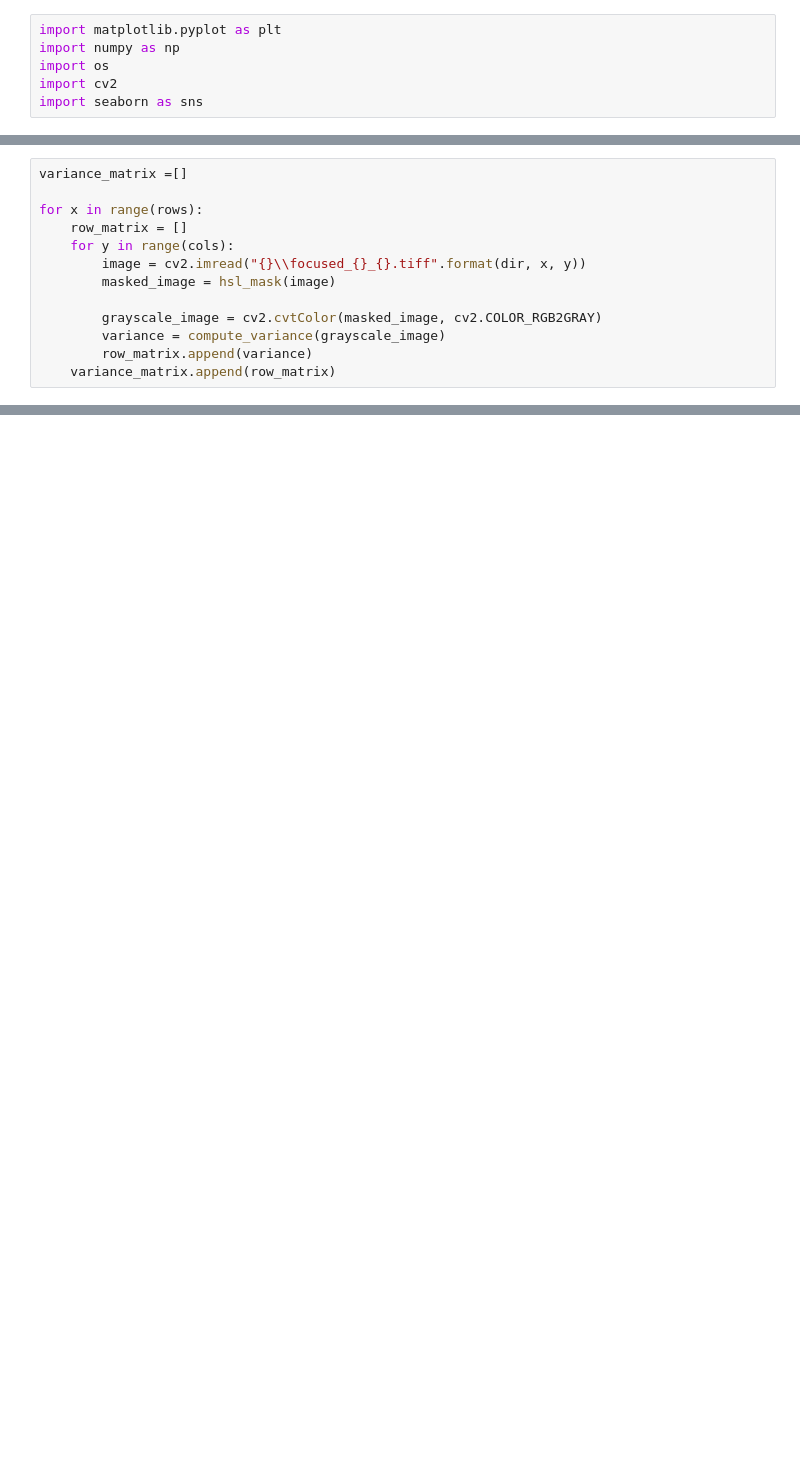
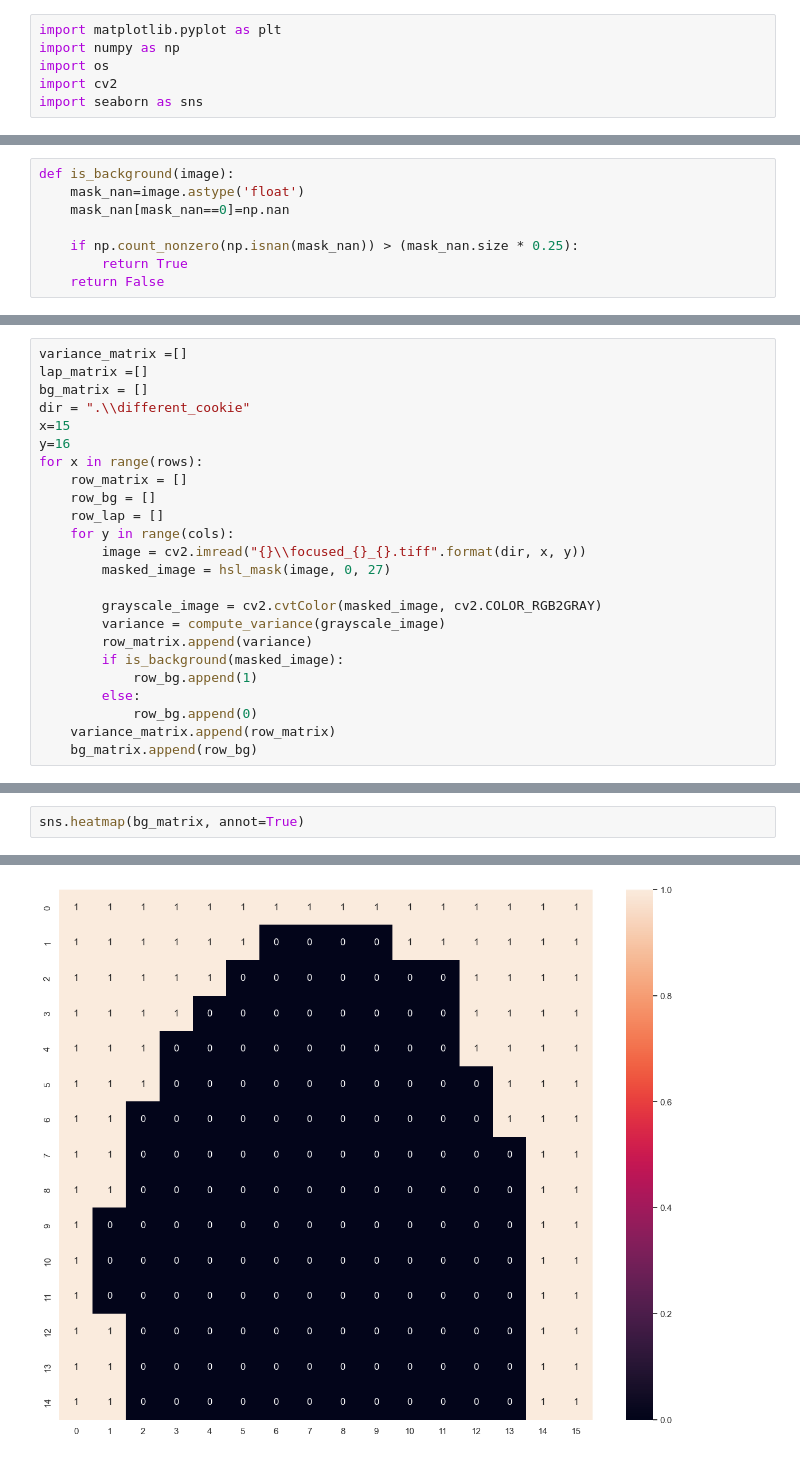
Before and after one commit to temporalecologylab/TreeRings, a Jupyter notebook: code/focus_testng/variance_heatmap.ipynb, the cells around one changed output, grey strips where cells are left out. Saved outputs shown, nothing was run; the diff lists cells and outputs as text; blank space fills up the shorter version.

```diff
--- a/code/focus_testng/variance_heatmap.ipynb
+++ b/code/focus_testng/variance_heatmap.ipynb
@@ -42,4 +43,12 @@ def hsl_mask(img):
     return res
+# %%
+def is_background(image):
+    mask_nan=image.astype('float')
+    mask_nan[mask_nan==0]=np.nan
+
+    if np.count_nonzero(np.isnan(mask_nan)) > (mask_nan.size * 0.25):
+        return True
+    return False
 # %%
 for image_name in image_filenames:
     image_path = os.path.join(dir, image_name)
@@ -72,16 +186,27 @@ print(var)
 # %%
 variance_matrix =[]
-
+lap_matrix =[]
+bg_matrix = []
+dir = ".\\different_cookie"
+x=15
+y=16
 for x in range(rows):
     row_matrix = []
+    row_bg = []
+    row_lap = []
     for y in range(cols):
         image = cv2.imread("{}\\focused_{}_{}.tiff".format(dir, x, y))
-        masked_image = hsl_mask(image)
+        masked_image = hsl_mask(image, 0, 27)
 
         grayscale_image = cv2.cvtColor(masked_image, cv2.COLOR_RGB2GRAY)
         variance = compute_variance(grayscale_image)
         row_matrix.append(variance)
+        if is_background(masked_image):
+            row_bg.append(1)
+        else:
+            row_bg.append(0)
     variance_matrix.append(row_matrix)
+    bg_matrix.append(row_bg)
 # %%
 sns.set_theme(rc={'figure.figsize':(15,12)})
 sns.heatmap(variance_matrix, annot=True)
@@ -87,0 +216,3 @@ sns.heatmap(variance_matrix, annot=True)
+# %%
+sns.heatmap(bg_matrix, annot=True)
+# %% [output]
@@ -87,0 +220 @@ sns.heatmap(variance_matrix, annot=True)
+[figure, added]
```
Also changed, not shown: parts of 11 cells of this notebook, 4 other files.
